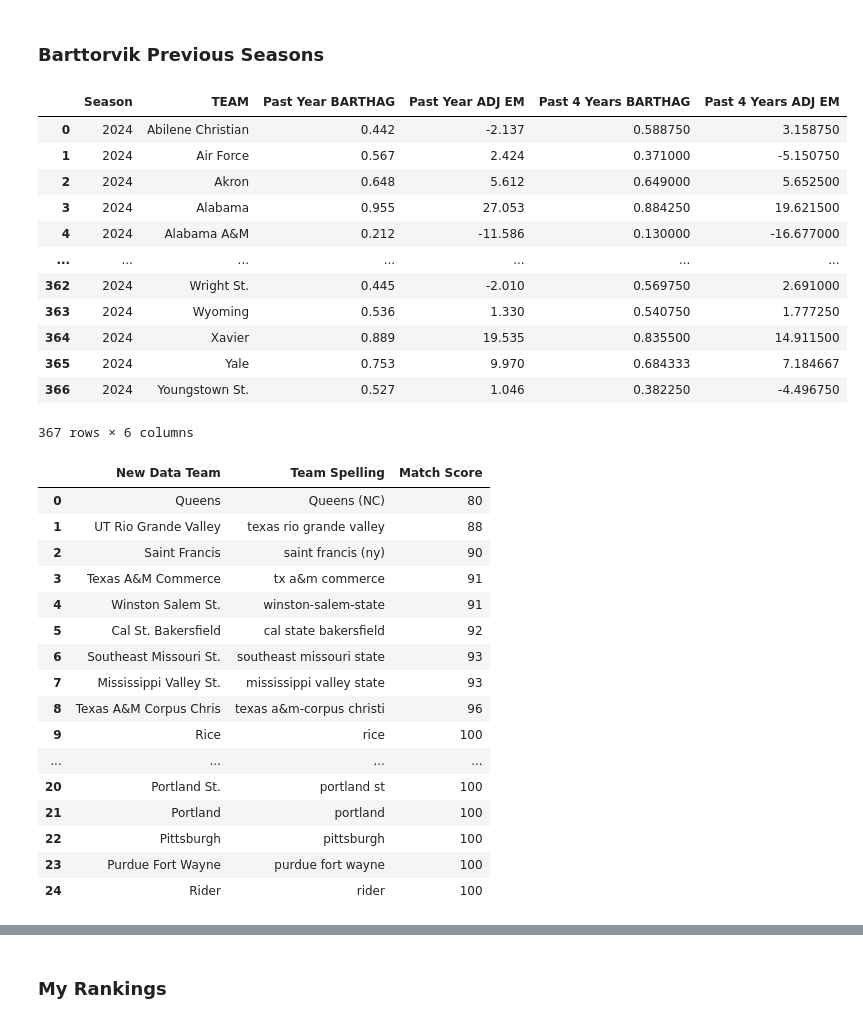
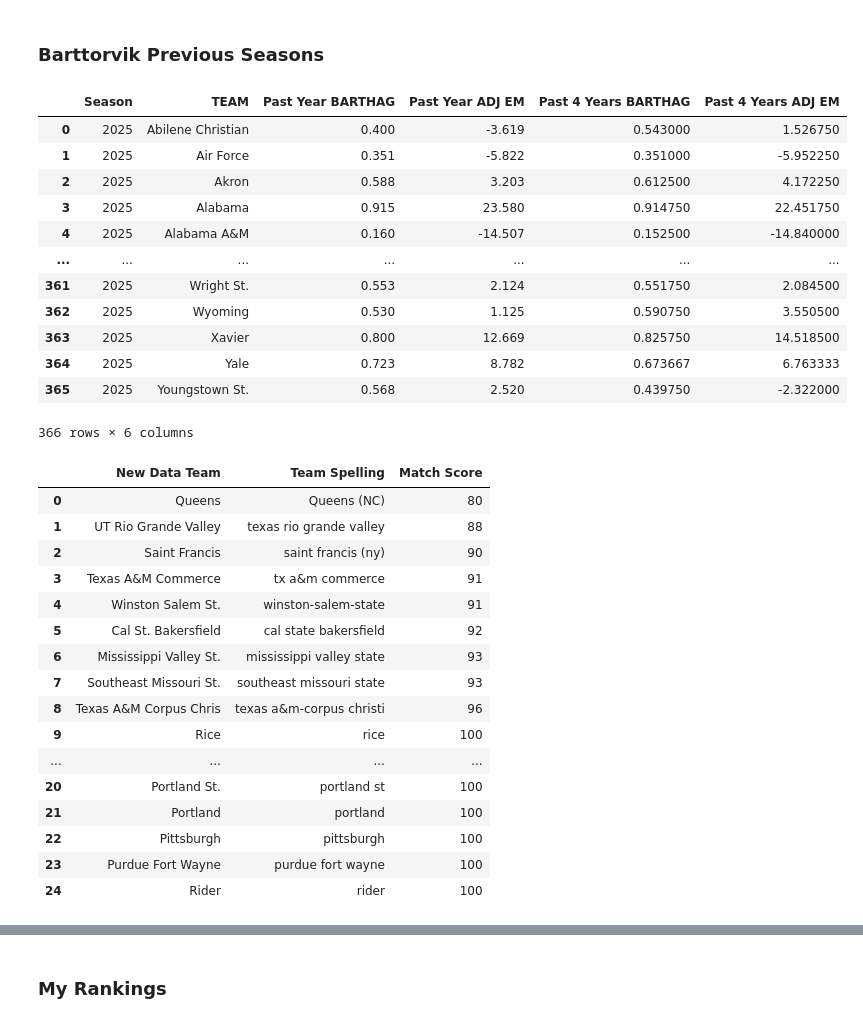
Before and after one commit to shughes1000/march-madness-2025, a Jupyter notebook: simulation/mens_compile_season_data.ipynb, the cells around one changed output, grey strips where cells are left out. Saved outputs shown, nothing was run; the diff lists cells and outputs as text; code cells hidden in the pictures.

```diff
--- a/simulation/mens_compile_season_data.ipynb
+++ b/simulation/mens_compile_season_data.ipynb
@@ -3,17 +3,17 @@
 # %% [markdown]
 Get tournament matchup matrix for specified season
 # %%
-season = 2024
+season = 2025
 
 playin_losers = (  # remove play-in losers from seeding data
-    1224,  # Howard
-    1438,  # Virginia
-    1286,  # Montana St
-    1129,  # Boise St
+    1384,  # St Francis PA
+    1291,  # Mt St Mary's
+    1361,  # San Diego St
+    1400,  # Texas
 )
 
-model_path = '../data/models/mens/2025_03_15_model.pkl'
-data_path = '../data/models/mens/2025_03_15_data.parquet'
+model_path = '../data/models/mens/2025_03_16_model.pkl'
+data_path = '../data/models/mens/2025_03_16_data.parquet'
 
 season
 # %% [output]
@@ -186,24 +186,27 @@ df
 ### Barttorvik Previous Seasons
 # %%
 df_barttorvik_prev = pd.read_parquet(r'..\data\preprocessed\mens_barttorvik_full_season\barttorvik_full_season.parquet')
+
+# no longer a team, causes bugs because of name similarities to Saint Francis PA
+df_barttorvik_prev = df_barttorvik_prev.loc[df_barttorvik_prev['TEAM'] != 'St. Francis NY', :].reset_index(drop=True)
 
 df_barttorvik_prev = df_barttorvik_prev.loc[df_barttorvik_prev['Season'] == season, :].reset_index(drop=True)
 
 df_barttorvik_prev
 # %% [output]
 |  | Season | TEAM | Past Year BARTHAG | Past Year ADJ EM | Past 4 Years BARTHAG | Past 4 Years ADJ EM |
-| 0 | 2024 | Abilene Christian | 0.442 | -2.137 | 0.588750 | 3.158750 |
-| 1 | 2024 | Air Force | 0.567 | 2.424 | 0.371000 | -5.150750 |
-| 2 | 2024 | Akron | 0.648 | 5.612 | 0.649000 | 5.652500 |
-| 3 | 2024 | Alabama | 0.955 | 27.053 | 0.884250 | 19.621500 |
-| 4 | 2024 | Alabama A&M | 0.212 | -11.586 | 0.130000 | -16.677000 |
+| 0 | 2025 | Abilene Christian | 0.400 | -3.619 | 0.543000 | 1.526750 |
+| 1 | 2025 | Air Force | 0.351 | -5.822 | 0.351000 | -5.952250 |
+| 2 | 2025 | Akron | 0.588 | 3.203 | 0.612500 | 4.172250 |
+| 3 | 2025 | Alabama | 0.915 | 23.580 | 0.914750 | 22.451750 |
+| 4 | 2025 | Alabama A&M | 0.160 | -14.507 | 0.152500 | -14.840000 |
 | ... | ... | ... | ... | ... | ... | ... |
-| 362 | 2024 | Wright St. | 0.445 | -2.010 | 0.569750 | 2.691000 |
-| 363 | 2024 | Wyoming | 0.536 | 1.330 | 0.540750 | 1.777250 |
-| 364 | 2024 | Xavier | 0.889 | 19.535 | 0.835500 | 14.911500 |
-| 365 | 2024 | Yale | 0.753 | 9.970 | 0.684333 | 7.184667 |
-| 366 | 2024 | Youngstown St. | 0.527 | 1.046 | 0.382250 | -4.496750 |
+| 361 | 2025 | Wright St. | 0.553 | 2.124 | 0.551750 | 2.084500 |
+| 362 | 2025 | Wyoming | 0.530 | 1.125 | 0.590750 | 3.550500 |
+| 363 | 2025 | Xavier | 0.800 | 12.669 | 0.825750 | 14.518500 |
+| 364 | 2025 | Yale | 0.723 | 8.782 | 0.673667 | 6.763333 |
+| 365 | 2025 | Youngstown St. | 0.568 | 2.520 | 0.439750 | -2.322000 |
-367 rows × 6 columns
+366 rows × 6 columns
 # %%
 df_match, team_to_spelling = match_names(df_spellings['TeamNameSpelling'].unique(), df_barttorvik_prev['TEAM'].unique())
 
@@ -216,8 +219,8 @@ df_match.head(25)
 | 3 | Texas A&M Commerce | tx a&m commerce | 91 |
 | 4 | Winston Salem St. | winston-salem-state | 91 |
 | 5 | Cal St. Bakersfield | cal state bakersfield | 92 |
-| 6 | Southeast Missouri St. | southeast missouri state | 93 |
-| 7 | Mississippi Valley St. | mississippi valley state | 93 |
+| 6 | Mississippi Valley St. | mississippi valley state | 93 |
+| 7 | Southeast Missouri St. | southeast missouri state | 93 |
 | 8 | Texas A&M Corpus Chris | texas a&m-corpus christi | 96 |
 | 9 | Rice | rice | 100 |
 | ... | ... | ... | ... |
```
Also changed, not shown: parts of 48 cells of this notebook, 19 other files.
